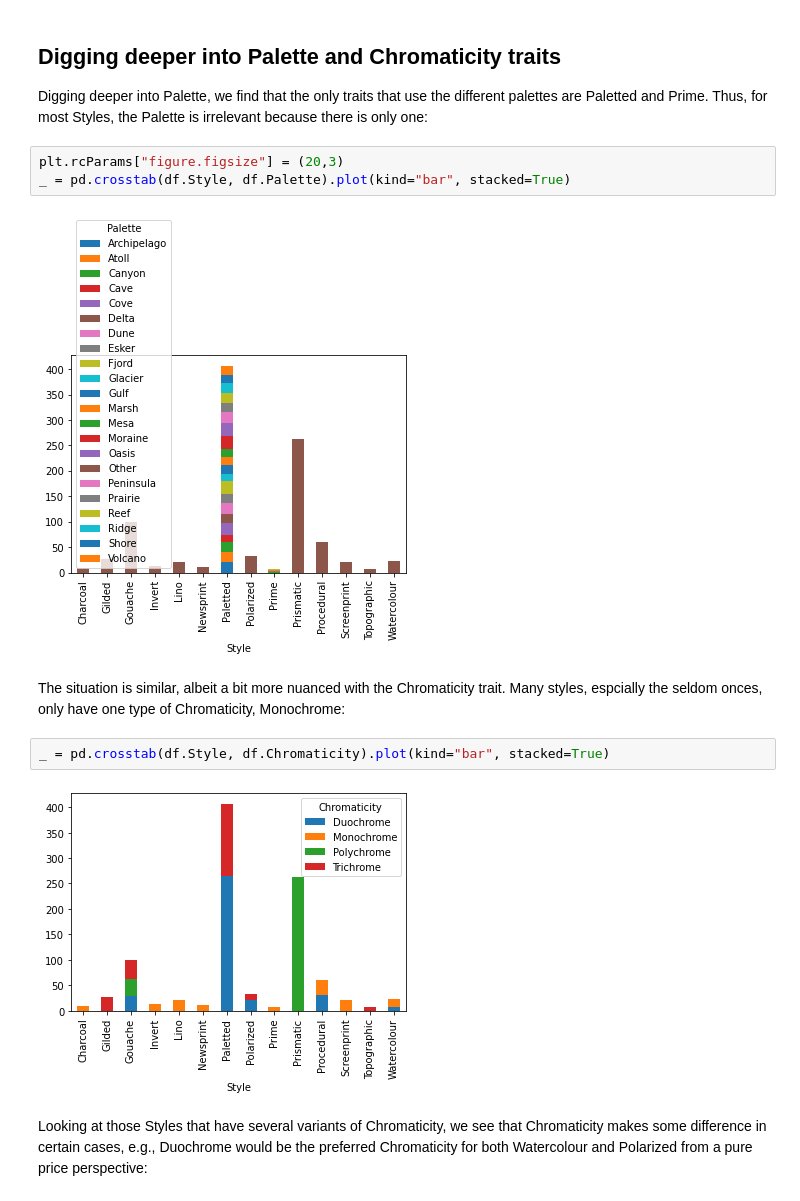
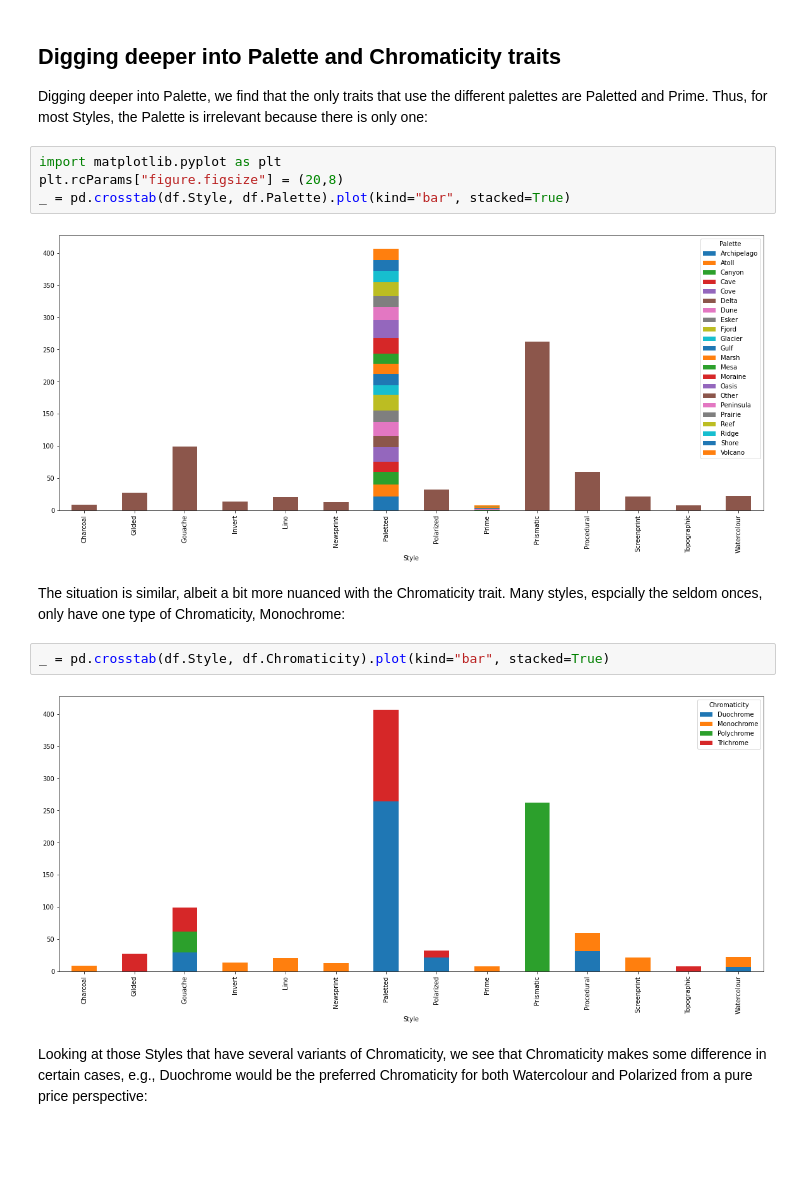
Before and after one commit to ymyke/niftylytics, a Jupyter notebook: meridians.ipynb, the cells around one changed output. Cells and saved outputs as stored; diff of their text form; blank space fills up the shorter version.

Commit message:
Increase size of matplotlib charts

```diff
--- a/meridians.ipynb
+++ b/meridians.ipynb
@@ -175,16 +175,17 @@ Overall, **Style** has the biggest impact on price, with additional impact added
 
 Digging deeper into Palette, we find that the only traits that use the different palettes are Paletted and Prime. Thus, for most Styles, the Palette is irrelevant because there is only one:
 # %%
-plt.rcParams["figure.figsize"] = (20,3)
+import matplotlib.pyplot as plt
+plt.rcParams["figure.figsize"] = (20,8)
 _ = pd.crosstab(df.Style, df.Palette).plot(kind="bar", stacked=True)
 # %% [output]
-[figure, old version]
+[figure, new version]
 # %% [markdown]
 The situation is similar, albeit a bit more nuanced with the Chromaticity trait. Many styles, espcially the seldom onces, only have one type of Chromaticity, Monochrome:
 # %%
 _ = pd.crosstab(df.Style, df.Chromaticity).plot(kind="bar", stacked=True)
 # %% [output]
-[figure, old version]
+[figure, new version]
 # %% [markdown]
 Looking at those Styles that have several variants of Chromaticity, we see that Chromaticity makes some difference in certain cases, e.g., Duochrome would be the preferred Chromaticity for both Watercolour and Polarized from a pure price perspective:
 # %%
```
